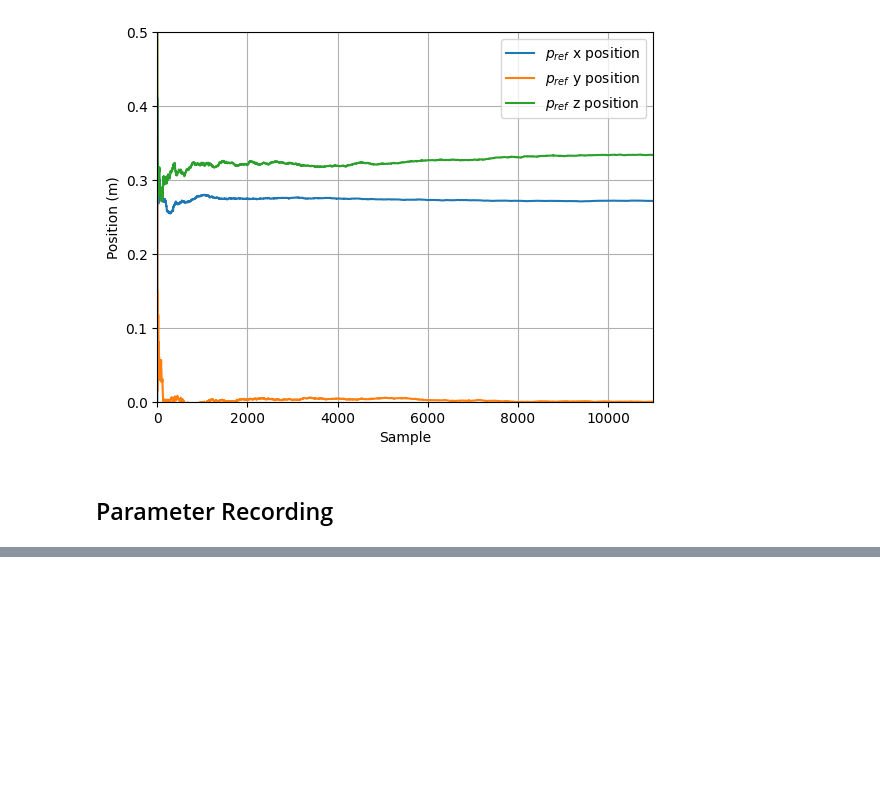
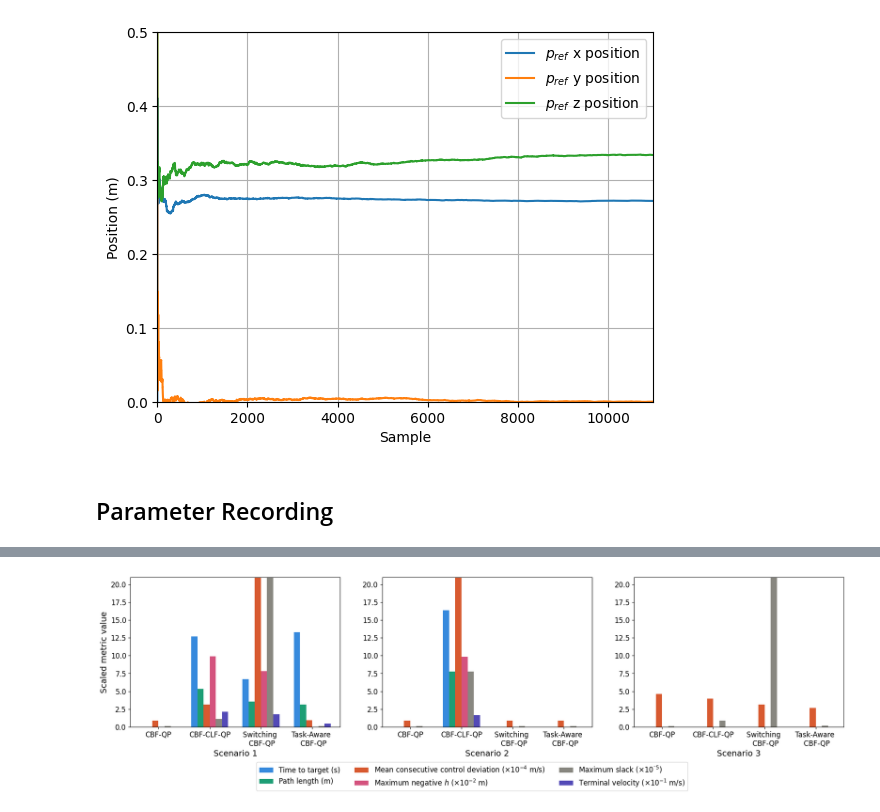
Before and after one commit to famsvip/Robot-Navigation-Collision-Avoidance-, a Jupyter notebook: data/plotting.ipynb, the cells around one changed output, grey strips where cells are left out. Cells and saved outputs as stored; diff of their text form; code cells hidden in the pictures; blank space fills up the shorter version.

```diff
--- a/data/plotting.ipynb
+++ b/data/plotting.ipynb
@@ -1103,0 +1320,71 @@ plt.show()
+# %%
+import matplotlib.pyplot as plt
+import numpy as np
+
+plt.rcParams.update({
+    "font.size": 14,          # base size
+    "axes.titlesize": 16,
+    "axes.labelsize": 14,
+    "xtick.labelsize": 12,
+    "ytick.labelsize": 12,
+    "legend.fontsize": 12,
+})
+
+a_values = [0.2, 0.4, 0.6, 0.8]
+b_values = [0.5, 1.0, 1.5, 2.0]
+c_values = [0.25, 0.5, 0.75, 1.0]
+
+scales = [1, 1, 10000, 1e2, 1e5, 10]
+metric_labels = [
+    'Time to target (s)',
+    'Path length (m)',
+    r'Mean consecutive control deviation (×$10^{-4}$ m/s)',
+    r'Maximum negative $h$ (×$10^{-2}$ m)',
+    r'Maximum slack (×$10^{⁻5}$)',
+    r'Terminal velocity (×$10^{-1}$ m/s)'
+]
+colors = ['#378ADD', '#1D9E75', '#D85A30', '#D4537E', '#888780', '#534AB7']
+word_labels = ['CBF-QP', 'CBF-CLF-QP', 'Switching \n CBF-QP', 'Task-Aware \n CBF-QP']
+
+n_metrics = len(metric_labels)
+n_vals = len(a_values)
+width = 0.12
+offsets = np.linspace(-(n_metrics-1)*width/2, (n_metrics-1)*width/2, n_metrics)
+
+fig, (ax1, ax2, ax3) = plt.subplots(1, 3, figsize=(18, 5))
+
+for i, (label, color, scale) in enumerate(zip(metric_labels, colors, scales)):
+    ax1.bar(np.arange(n_vals) + offsets[i], parameters_scenario1[:, i] * scale,
+            width=width, color=color, label=label)
+ax1.set_xticks(range(n_vals))
+ax1.set_xticklabels(word_labels)
+ax1.set_xlabel('Scenario 1')
+ax1.set_ylabel('Scaled metric value')
+ax1.set_ylim(0, 21)
+
+for i, (label, color, scale) in enumerate(zip(metric_labels, colors, scales)):
+    ax2.bar(np.arange(n_vals) + offsets[i], parameters_scenario2[:, i] * scale,
+            width=width, color=color, label=label)
+ax2.set_xticks(range(n_vals))
+ax2.set_xticklabels(word_labels)
+ax2.set_xlabel('Scenario 2')
+ax2.set_ylim(0, 21)
+
+for i, (label, color, scale) in enumerate(zip(metric_labels, colors, scales)):
+    ax3.bar(np.arange(n_vals) + offsets[i], parameters_scenario3[:, i] * scale,
+            width=width, color=color, label=label)
+ax3.set_xticks(range(n_vals))
+ax3.set_xticklabels(word_labels)
+ax3.set_xlabel('Scenario 3')
+ax3.set_ylim(0, 21)
+
+handles, labels = ax1.get_legend_handles_labels()
+fig.legend(handles, labels,
+           loc='upper center',
+           bbox_to_anchor=(0.5, 0.10),
+           ncol=3)
+plt.tight_layout()
+plt.subplots_adjust(wspace=0.2, bottom=0.25)
+plt.show()
+# %% [output]
+[figure, added]
```
Also changed, not shown: parts of 13 cells of this notebook, 26 other files.
